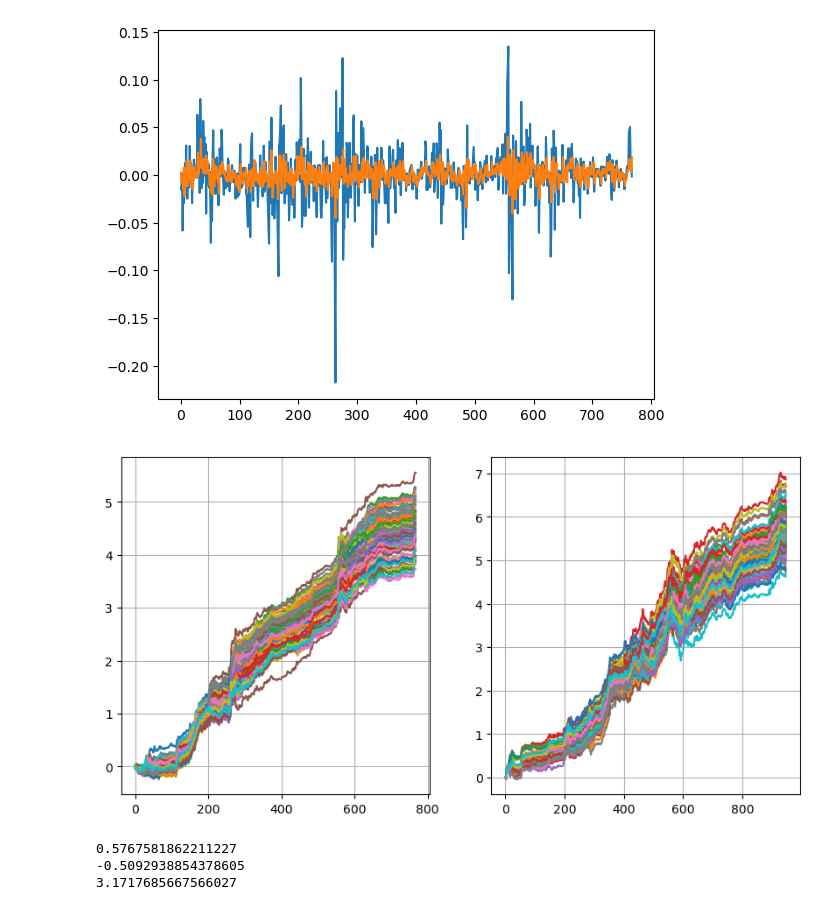
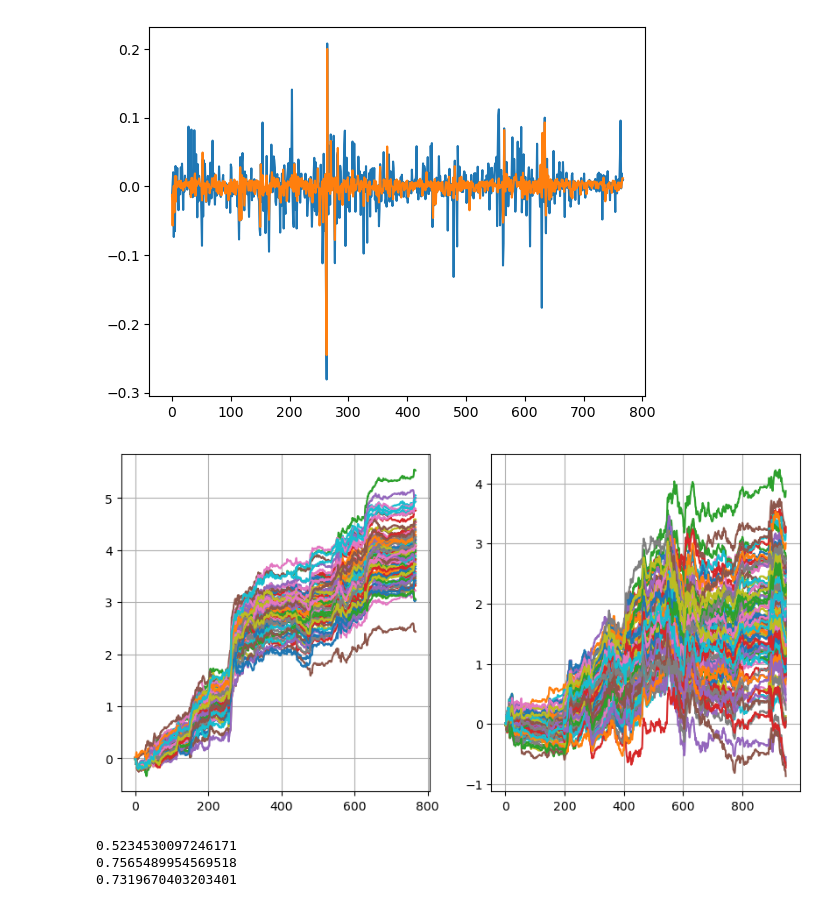
Before and after one commit to CS-433/ml-project-2-bogota, a Jupyter notebook: train.ipynb, the cells around one changed output. Drawn from its saved outputs; the diff is of its cells as text; code cells hidden in the pictures.

```diff
--- a/train.ipynb
+++ b/train.ipynb
@@ -64,6 +47,6 @@ plt.show()
 # %%
 plt.plot(train_target.to('cpu'))
-plt.plot(model(train_input).to('cpu').detach())
+plt.plot(model.forecast(train_lags).to('cpu').detach())
 plt.show()
 # %% [output]
-[figure, old version]
+[figure, new version]
@@ -71,40 +56,40 @@ plt.show()
 avg_hit_rate = 0
 avg_max_dd = 0
 avg_sharpe = 0
 nb_model = 100
 
 fig, (ax1, ax2) = plt.subplots(1, 2, figsize=(10,5))
 
 for i in range(nb_model):
     model = Model(nb_lags=6, lr=1e-2)
-    model.train(train_input, train_target, num_epochs=50)
+    model.train(train_lags, train_target, num_epochs=35, val_lags=val_lags, val_target=val_target)
+    #model.load_state_dict(torch.load('models/bestmodel.pth'))
 
-    model.load_state_dict(model.best_weights)
-    model.test(train_input, train_target)
-    ax1.plot(np.cumsum(model.returns))
+    model.test(train_lags, train_target)
+    ax1.plot(np.cumsum(model.log_returns))
     ax1.grid(True)
 
-    model.test(val_input, val_target)
-    ax2.plot(np.cumsum(model.returns))
+    model.test(val_lags, val_target)
+    ax2.plot(np.cumsum(model.log_returns))
     ax2.grid(True)
 
     avg_hit_rate += model.hit_rate
     avg_max_dd += model.max_dd
     avg_sharpe += model.sharpe
 
 
 plt.grid(True)
 plt.show()
 
 avg_hit_rate = avg_hit_rate / nb_model
 avg_max_dd = avg_max_dd / nb_model
 avg_sharpe = avg_sharpe / nb_model
 
 print(avg_hit_rate)
 print(avg_max_dd)
 print(avg_sharpe)
 # %% [output]
-[figure, old version]
+[figure, new version]
-0.5767581862211227
--0.5092938854378605
-3.1717685667566027
+0.5234530097246171
+0.7565489954569518
+0.7319670403203401
```
Also changed, not shown: parts of 5 cells of this notebook, 6 other files.
